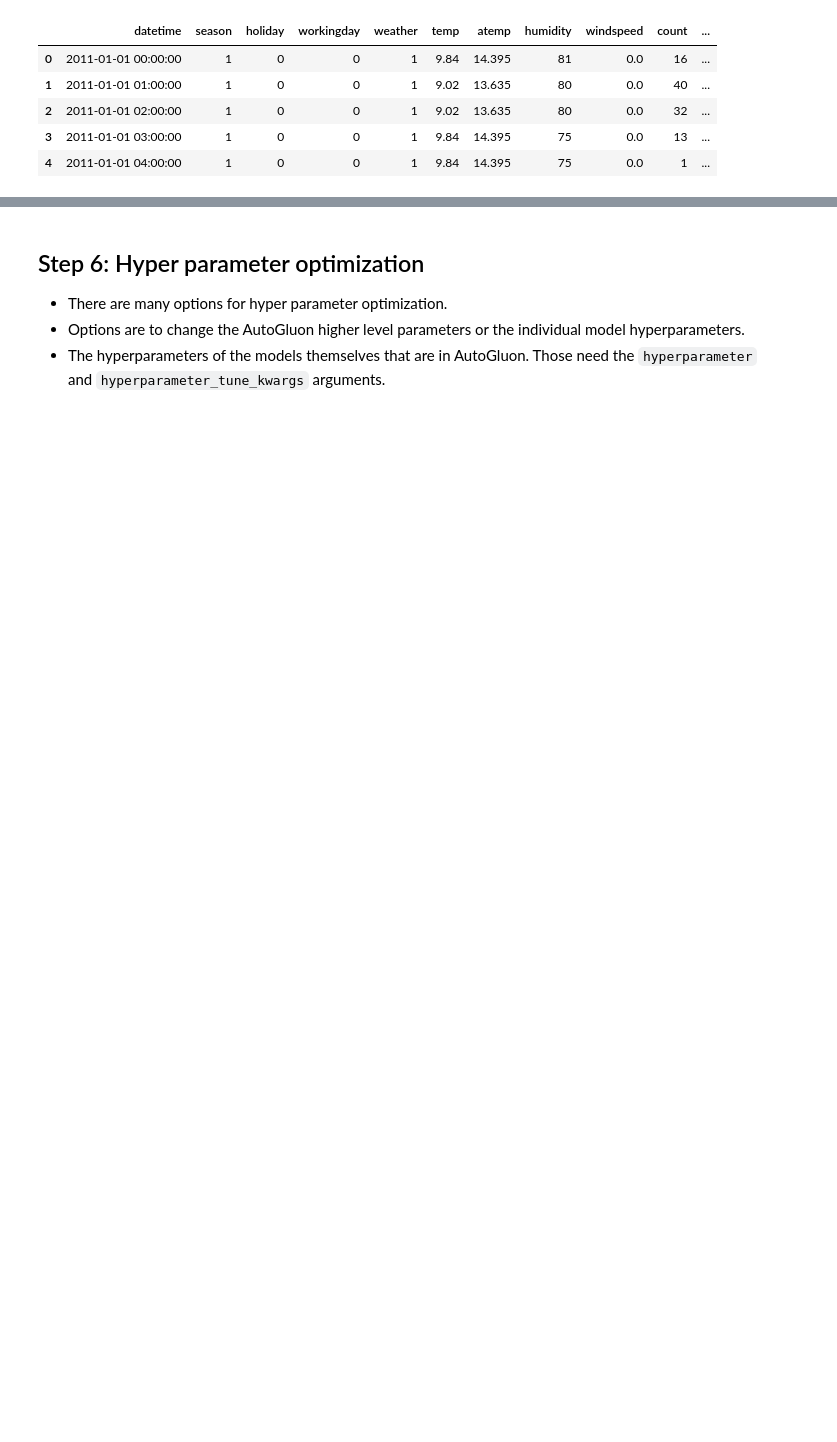
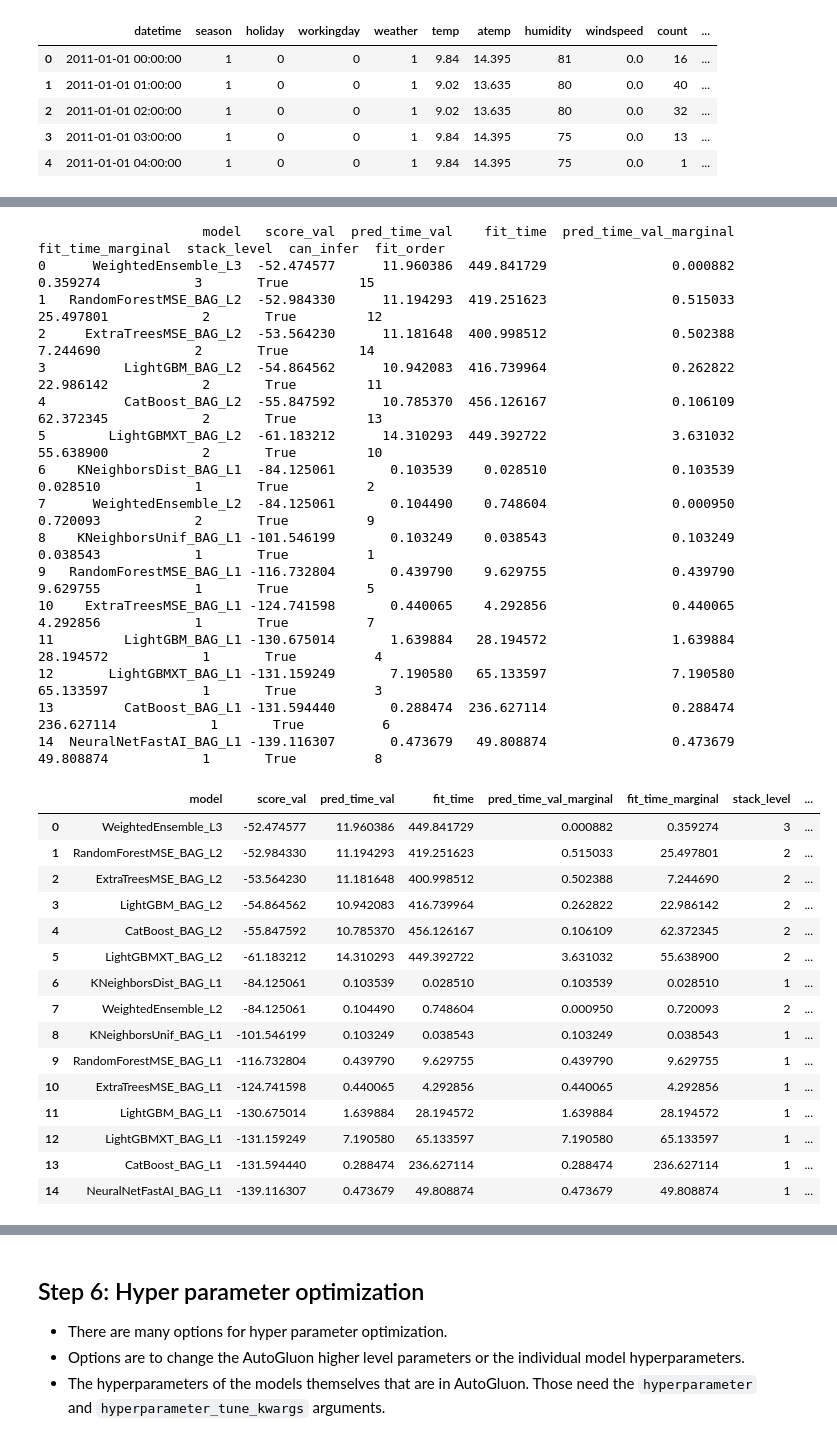
Before and after one commit to singebete/cd0385-project-starter, a Jupyter notebook: project/project-template.ipynb, the cells around one changed output, grey strips where cells are left out. Cells and saved outputs as stored; diff of their text form; code cells hidden in the pictures; blank space fills up the shorter version.

```diff
--- a/project/project-template.ipynb
+++ b/project/project-template.ipynb
@@ -702,0 +707,6 @@ predictor_new_features3.leaderboard()
+# %%
+train4 = pd.read_csv('train.csv')
+train4["season"] = train4['season'].astype("category")
+train4["weather"] = train4["weather"].astype("category")
+train4 = train4.drop(columns=['casual', 'registered'])
+train4.head()
@@ -702,0 +720,3 @@ predictor_new_features3.leaderboard()
+# %%
+#categories extracted, but hour not
+predictor_new_features4 = TabularPredictor(label="count", eval_metric= "root_mean_squared_error").fit(train_data=train4, time_limit=600, presets="best_quality")
@@ -702,0 +741,35 @@ predictor_new_features3.leaderboard()
+# %%
+predictor_new_features4.leaderboard()
+# %% [output]
+                     model   score_val  pred_time_val    fit_time  pred_time_val_marginal  fit_time_marginal  stack_level  can_infer  fit_order
+0      WeightedEnsemble_L3  -52.474577      11.960386  449.841729                0.000882           0.359274            3       True         15
+1   RandomForestMSE_BAG_L2  -52.984330      11.194293  419.251623                0.515033          25.497801            2       True         12
+2     ExtraTreesMSE_BAG_L2  -53.564230      11.181648  400.998512                0.502388           7.244690            2       True         14
+3          LightGBM_BAG_L2  -54.864562      10.942083  416.739964                0.262822          22.986142            2       True         11
+4          CatBoost_BAG_L2  -55.847592      10.785370  456.126167                0.106109          62.372345            2       True         13
+5        LightGBMXT_BAG_L2  -61.183212      14.310293  449.392722                3.631032          55.638900            2       True         10
+6    KNeighborsDist_BAG_L1  -84.125061       0.103539    0.028510                0.103539           0.028510            1       True          2
+7      WeightedEnsemble_L2  -84.125061       0.104490    0.748604                0.000950           0.720093            2       True          9
+8    KNeighborsUnif_BAG_L1 -101.546199       0.103249    0.038543                0.103249           0.038543            1       True          1
+9   RandomForestMSE_BAG_L1 -116.732804       0.439790    9.629755                0.439790           9.629755            1       True          5
+10    ExtraTreesMSE_BAG_L1 -124.741598       0.440065    4.292856                0.440065           4.292856            1       True          7
+11         LightGBM_BAG_L1 -130.675014       1.639884   28.194572                1.639884          28.194572            1       True          4
+12       LightGBMXT_BAG_L1 -131.159249       7.190580   65.133597                7.190580          65.133597            1       True          3
+13         CatBoost_BAG_L1 -131.594440       0.288474  236.627114                0.288474         236.627114            1       True          6
+14  NeuralNetFastAI_BAG_L1 -139.116307       0.473679   49.808874                0.473679          49.808874            1       True          8
+|  | model | score_val | pred_time_val | fit_time | pred_time_val_marginal | fit_time_marginal | stack_level | ... |
+| 0 | WeightedEnsemble_L3 | -52.474577 | 11.960386 | 449.841729 | 0.000882 | 0.359274 | 3 | ... |
+| 1 | RandomForestMSE_BAG_L2 | -52.984330 | 11.194293 | 419.251623 | 0.515033 | 25.497801 | 2 | ... |
+| 2 | ExtraTreesMSE_BAG_L2 | -53.564230 | 11.181648 | 400.998512 | 0.502388 | 7.244690 | 2 | ... |
+| 3 | LightGBM_BAG_L2 | -54.864562 | 10.942083 | 416.739964 | 0.262822 | 22.986142 | 2 | ... |
+| 4 | CatBoost_BAG_L2 | -55.847592 | 10.785370 | 456.126167 | 0.106109 | 62.372345 | 2 | ... |
+| 5 | LightGBMXT_BAG_L2 | -61.183212 | 14.310293 | 449.392722 | 3.631032 | 55.638900 | 2 | ... |
+| 6 | KNeighborsDist_BAG_L1 | -84.125061 | 0.103539 | 0.028510 | 0.103539 | 0.028510 | 1 | ... |
+| 7 | WeightedEnsemble_L2 | -84.125061 | 0.104490 | 0.748604 | 0.000950 | 0.720093 | 2 | ... |
+| 8 | KNeighborsUnif_BAG_L1 | -101.546199 | 0.103249 | 0.038543 | 0.103249 | 0.038543 | 1 | ... |
+| 9 | RandomForestMSE_BAG_L1 | -116.732804 | 0.439790 | 9.629755 | 0.439790 | 9.629755 | 1 | ... |
+| 10 | ExtraTreesMSE_BAG_L1 | -124.741598 | 0.440065 | 4.292856 | 0.440065 | 4.292856 | 1 | ... |
+| 11 | LightGBM_BAG_L1 | -130.675014 | 1.639884 | 28.194572 | 1.639884 | 28.194572 | 1 | ... |
+| 12 | LightGBMXT_BAG_L1 | -131.159249 | 7.190580 | 65.133597 | 7.190580 | 65.133597 | 1 | ... |
+| 13 | CatBoost_BAG_L1 | -131.594440 | 0.288474 | 236.627114 | 0.288474 | 236.627114 | 1 | ... |
+| 14 | NeuralNetFastAI_BAG_L1 | -139.116307 | 0.473679 | 49.808874 | 0.473679 | 49.808874 | 1 | ... |
```
Also changed, not shown: parts of 20 cells of this notebook, 1 other file.
